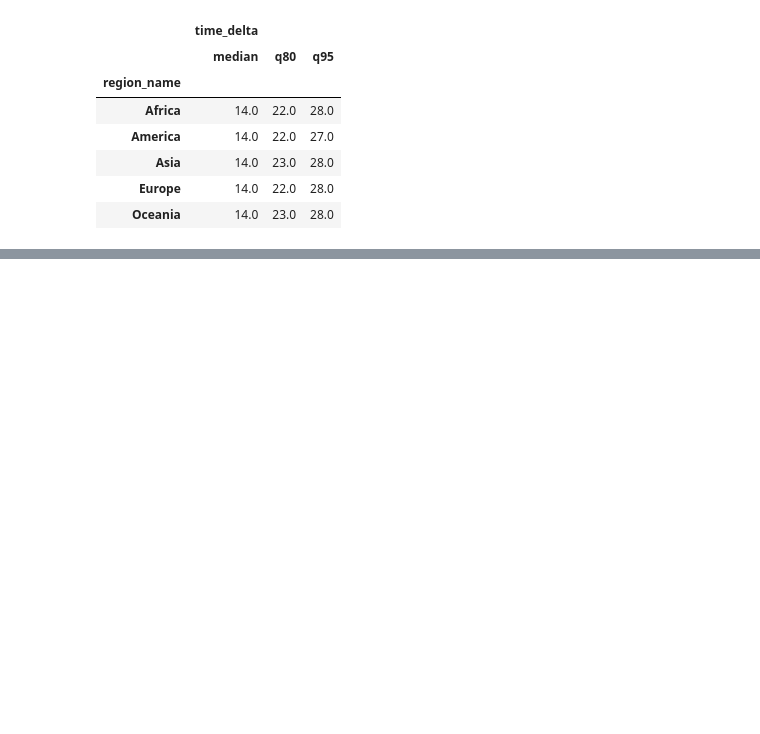
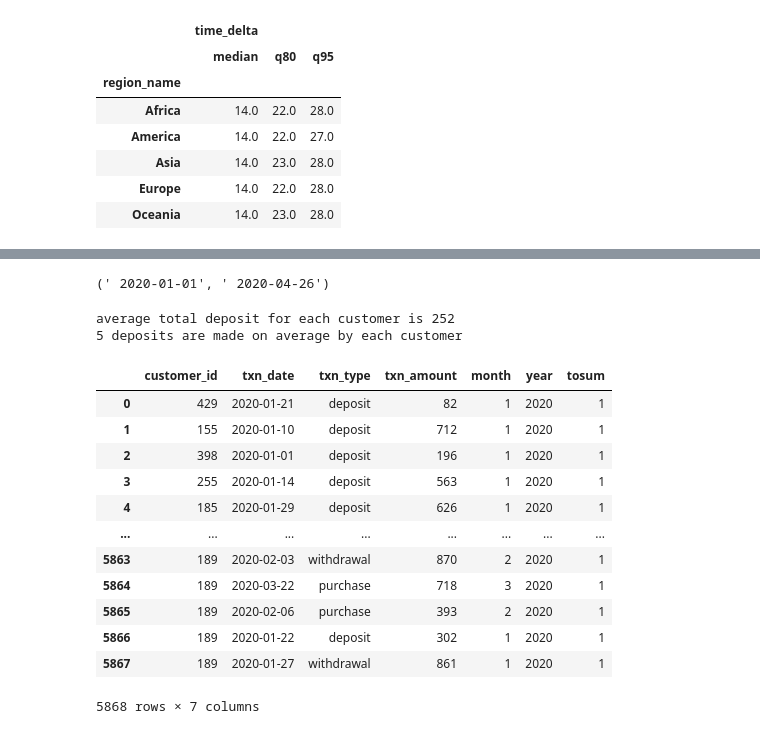
Before and after one commit to bhavneetsingh58/DataBank_Analytics_, a Jupyter notebook: Data_Bank_Analysis.ipynb, the cells around one changed output, grey strips where cells are left out. Drawn from its saved outputs; the diff is of its cells as text; code cells hidden in the pictures; blank space fills up the shorter version.

```diff
--- a/Data_Bank_Analysis.ipynb
+++ b/Data_Bank_Analysis.ipynb
@@ -188,0 +264,5 @@ customer_nodes.groupby('region_name').agg(metrics)
+# %%
+customer_transactions = pd.read_csv("RAW/Customer_Transactions.csv")
+#removing whitespaces from txn_type
+customer_transactions['txn_type'] = customer_transactions['txn_type'].str.strip()
+customer_transactions
@@ -188,0 +292,39 @@ customer_nodes.groupby('region_name').agg(metrics)
+# %%
+#What is the average total historical deposit counts and amounts for all customers?
+customer_transactions[customer_transactions.txn_type == "deposit"].txn_date.min(),customer_transactions[customer_transactions.txn_type == "deposit"].txn_date.max()
+# %% [output]
+(' 2020-01-01', ' 2020-04-26')
+# %%
+#What is the average total historical deposit counts and amounts for all customers?
+print("average total deposit for each customer is",round(customer_transactions[customer_transactions.txn_type == "deposit"].customer_id.sum(
+)/customer_transactions[customer_transactions.txn_type == "deposit"].customer_id.count()))
+
+print(round(customer_transactions[customer_transactions.txn_type == "deposit"].txn_amount.count(
+) / customer_transactions.customer_id.nunique()), "deposits are made on average by each customer")
+# %% [output]
+average total deposit for each customer is 252
+5 deposits are made on average by each customer
+# %%
+#For each month - how many Data Bank customers make more than 1 deposit and either 1 purchase or 1 withdrawal in a single month?
+
+
+customer_transactions['month'] = pd.DatetimeIndex(pd.to_datetime(customer_transactions['txn_date'], format='%Y-%m-%d')).month
+customer_transactions['year'] = pd.DatetimeIndex(pd.to_datetime(customer_transactions['txn_date'], format='%Y-%m-%d')).year
+# %%
+#customer_transactions
+customer_transactions['tosum'] =1
+customer_transactions
+# %% [output]
+|  | customer_id | txn_date | txn_type | txn_amount | month | year | tosum |
+| 0 | 429 | 2020-01-21 | deposit | 82 | 1 | 2020 | 1 |
+| 1 | 155 | 2020-01-10 | deposit | 712 | 1 | 2020 | 1 |
+| 2 | 398 | 2020-01-01 | deposit | 196 | 1 | 2020 | 1 |
+| 3 | 255 | 2020-01-14 | deposit | 563 | 1 | 2020 | 1 |
+| 4 | 185 | 2020-01-29 | deposit | 626 | 1 | 2020 | 1 |
+| ... | ... | ... | ... | ... | ... | ... | ... |
+| 5863 | 189 | 2020-02-03 | withdrawal | 870 | 2 | 2020 | 1 |
+| 5864 | 189 | 2020-03-22 | purchase | 718 | 3 | 2020 | 1 |
+| 5865 | 189 | 2020-02-06 | purchase | 393 | 2 | 2020 | 1 |
+| 5866 | 189 | 2020-01-22 | deposit | 302 | 1 | 2020 | 1 |
+| 5867 | 189 | 2020-01-27 | withdrawal | 861 | 1 | 2020 | 1 |
+5868 rows × 7 columns
```
Also changed, not shown: parts of 9 cells of this notebook, 1 other file.
